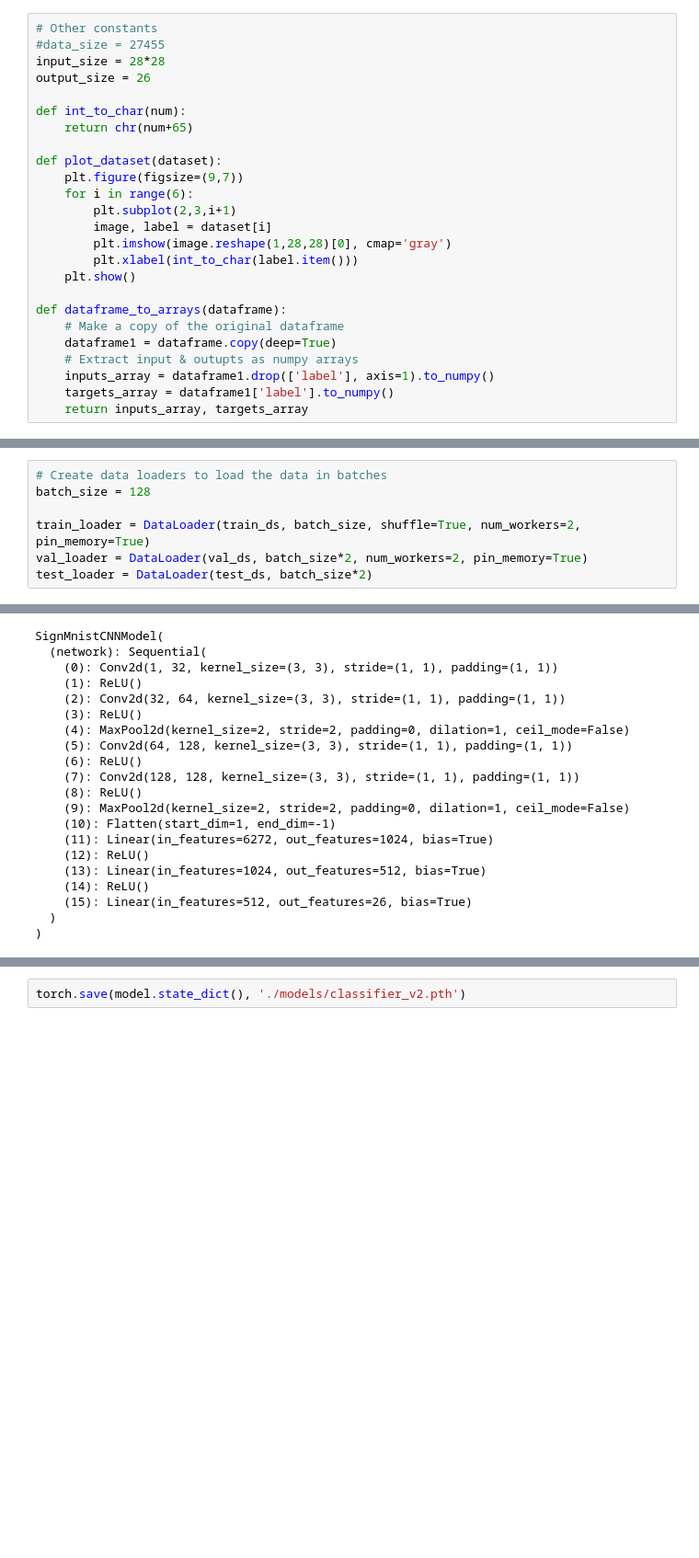
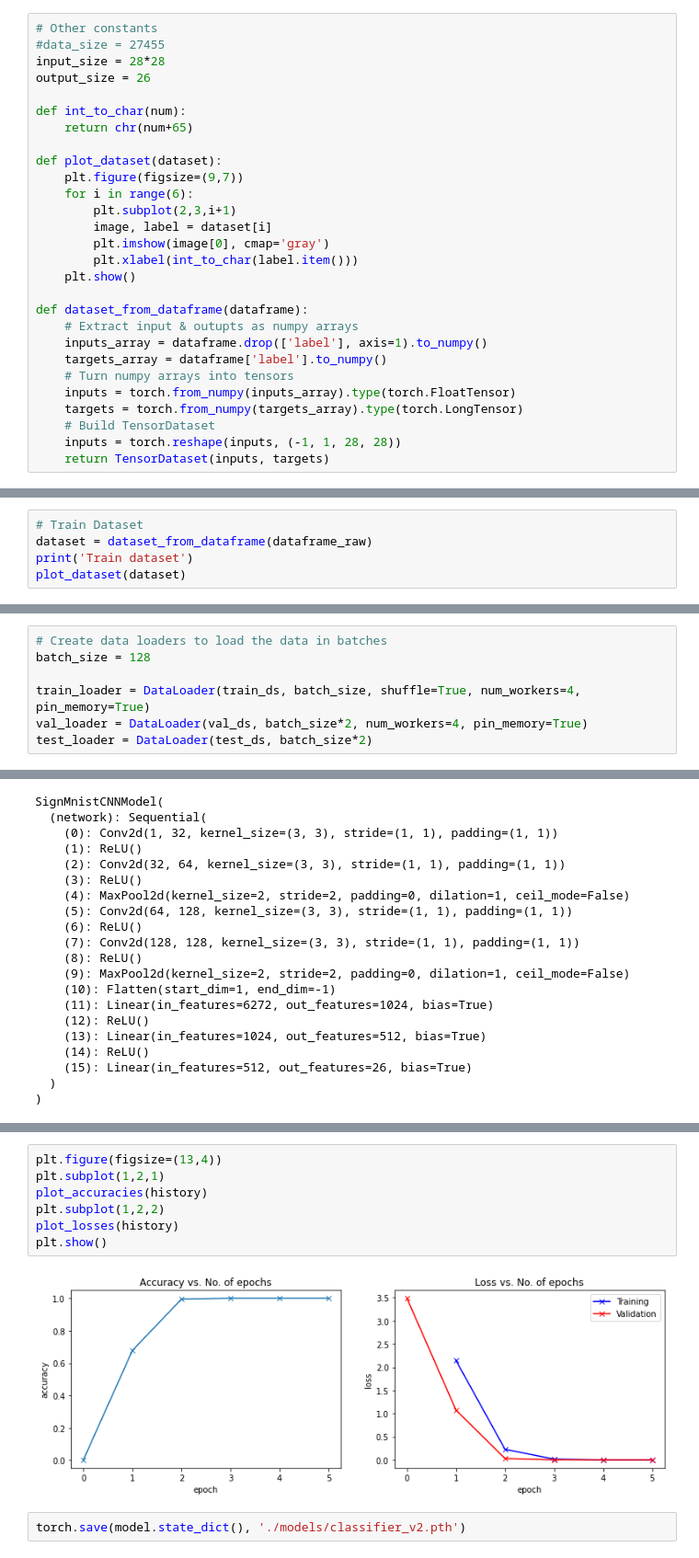
Before and after one commit to mizu-pumpkin/TFG2021, a Jupyter notebook: sign_mnist/classifier_v2_cnn.ipynb, the cells around one changed output, grey strips where cells are left out. Shown at 92% size. Drawn from its saved outputs; the diff is of its cells as text; blank space fills up the shorter version.

Commit message:
Classifier for sign-MNIST with custom dataset

```diff
--- a/sign_mnist/classifier_v2_cnn.ipynb
+++ b/sign_mnist/classifier_v2_cnn.ipynb
@@ -164,17 +154,20 @@ def plot_dataset(dataset):
     for i in range(6):
         plt.subplot(2,3,i+1)
         image, label = dataset[i]
-        plt.imshow(image.reshape(1,28,28)[0], cmap='gray')
+        plt.imshow(image[0], cmap='gray')
         plt.xlabel(int_to_char(label.item()))
     plt.show()
 
-def dataframe_to_arrays(dataframe):
-    # Make a copy of the original dataframe
-    dataframe1 = dataframe.copy(deep=True)
+def dataset_from_dataframe(dataframe):
     # Extract input & outupts as numpy arrays
-    inputs_array = dataframe1.drop(['label'], axis=1).to_numpy()
-    targets_array = dataframe1['label'].to_numpy()
-    return inputs_array, targets_array
+    inputs_array = dataframe.drop(['label'], axis=1).to_numpy()
+    targets_array = dataframe['label'].to_numpy()
+    # Turn numpy arrays into tensors
+    inputs = torch.from_numpy(inputs_array).type(torch.FloatTensor)
+    targets = torch.from_numpy(targets_array).type(torch.LongTensor)
+    # Build TensorDataset
+    inputs = torch.reshape(inputs, (-1, 1, 28, 28))
+    return TensorDataset(inputs, targets)
 # %%
 # Load train dataframe
 dataframe_raw = pd.read_csv('./dataset/sign_mnist_train.csv')
@@ -226,0 +189,5 @@ Test dataset
+# %%
+# Train Dataset
+dataset = dataset_from_dataframe(dataframe_raw)
+print('Train dataset')
+plot_dataset(dataset)
@@ -237,8 +233,8 @@ len(train_ds), len(val_ds)
 # Create data loaders to load the data in batches
 batch_size = 128
 
-train_loader = DataLoader(train_ds, batch_size, shuffle=True, num_workers=2, pin_memory=True)
-val_loader = DataLoader(val_ds, batch_size*2, num_workers=2, pin_memory=True)
+train_loader = DataLoader(train_ds, batch_size, shuffle=True, num_workers=4, pin_memory=True)
+val_loader = DataLoader(val_ds, batch_size*2, num_workers=4, pin_memory=True)
 test_loader = DataLoader(test_ds, batch_size*2)
 # %%
 # Move data loaders to the appropriate device
@@ -326,3 +314,12 @@ plot_losses(history)
+# %%
+plt.figure(figsize=(13,4))
+plt.subplot(1,2,1)
+plot_accuracies(history)
+plt.subplot(1,2,2)
+plot_losses(history)
+plt.show()
+# %% [output]
+[figure, added]
 # %%
 torch.save(model.state_dict(), './models/classifier_v2.pth')
 # %% [markdown]
```
Also changed, not shown: parts of 18 cells of this notebook, 7 other files.
